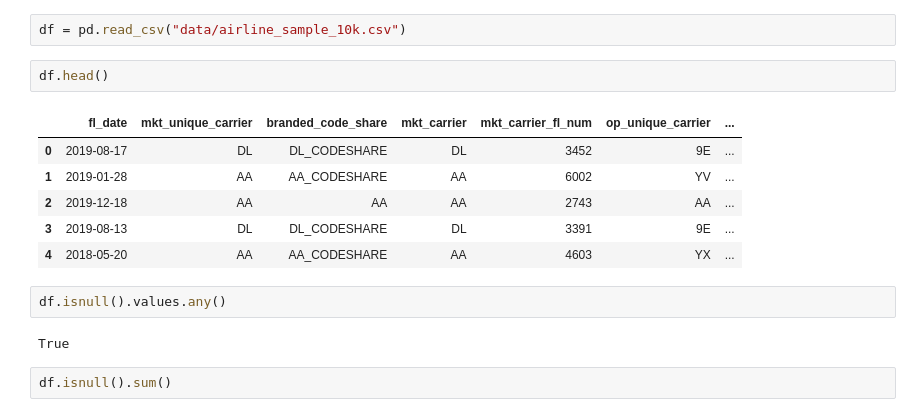
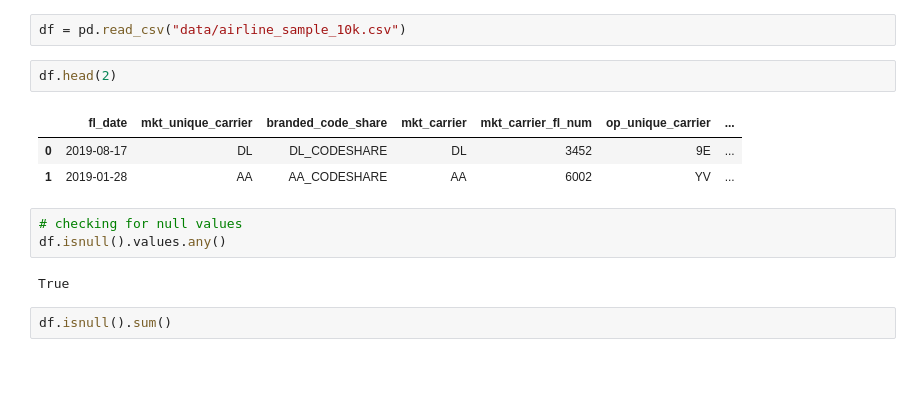
Before and after one commit to elslb/airline_delay_project, a Jupyter notebook: exploratory_analysis.ipynb, the cells around one changed output. Saved outputs shown, nothing was run; the diff lists cells and outputs as text; blank space fills up the shorter version.

```diff
--- a/exploratory_analysis.ipynb
+++ b/exploratory_analysis.ipynb
@@ -17,15 +20,13 @@ pd.set_option("max_columns", None)
 # %%
 df = pd.read_csv("data/airline_sample_10k.csv")
 # %%
-df.head()
+df.head(2)
 # %% [output]
 |  | fl_date | mkt_unique_carrier | branded_code_share | mkt_carrier | mkt_carrier_fl_num | op_unique_carrier | ... |
 | 0 | 2019-08-17 | DL | DL_CODESHARE | DL | 3452 | 9E | ... |
 | 1 | 2019-01-28 | AA | AA_CODESHARE | AA | 6002 | YV | ... |
-| 2 | 2019-12-18 | AA | AA | AA | 2743 | AA | ... |
-| 3 | 2019-08-13 | DL | DL_CODESHARE | DL | 3391 | 9E | ... |
-| 4 | 2018-05-20 | AA | AA_CODESHARE | AA | 4603 | YX | ... |
 # %%
+# checking for null values
 df.isnull().values.any()
 # %% [output]
 True
```
Also changed, not shown: parts of 50 cells of this notebook.
